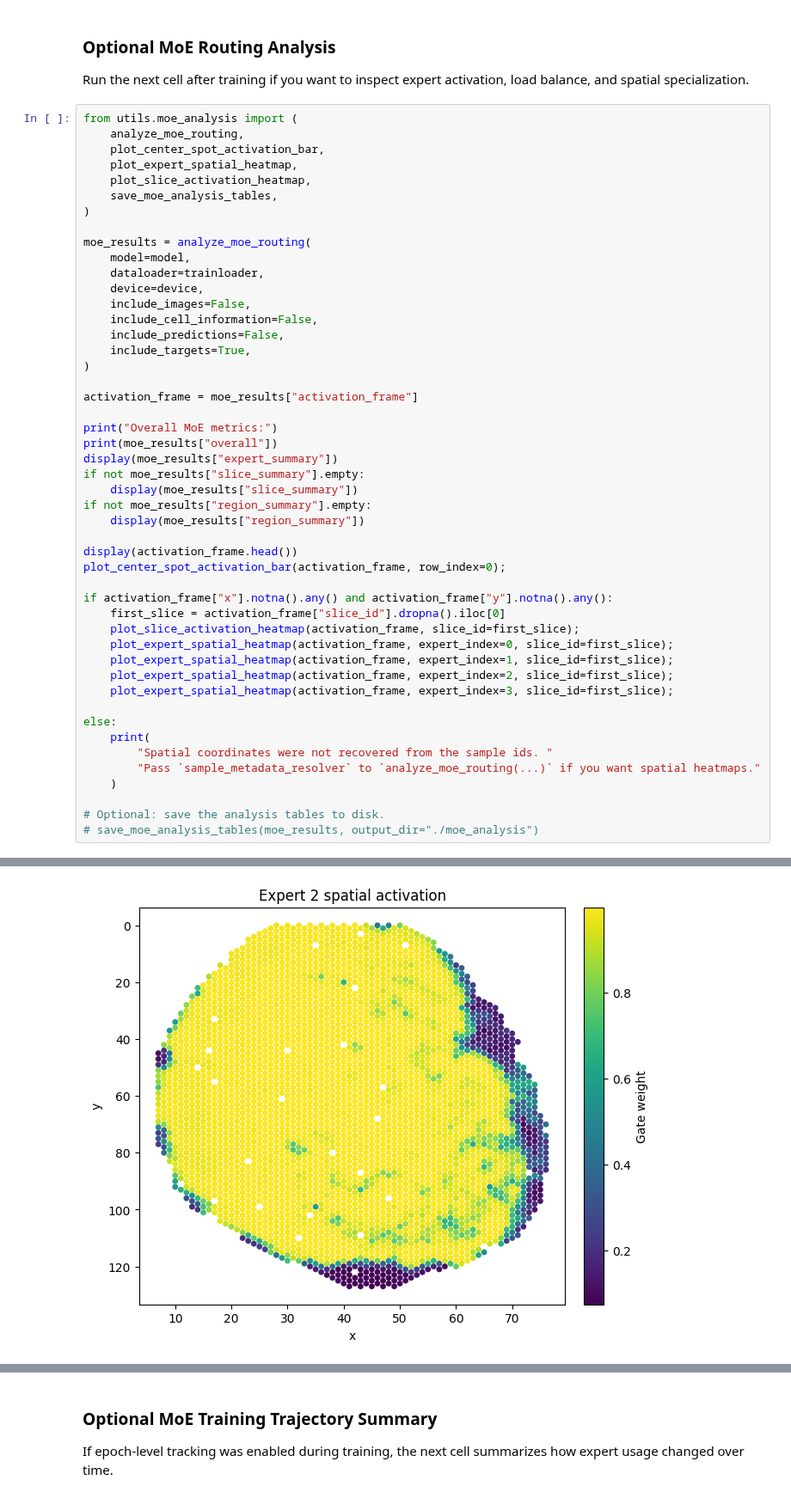
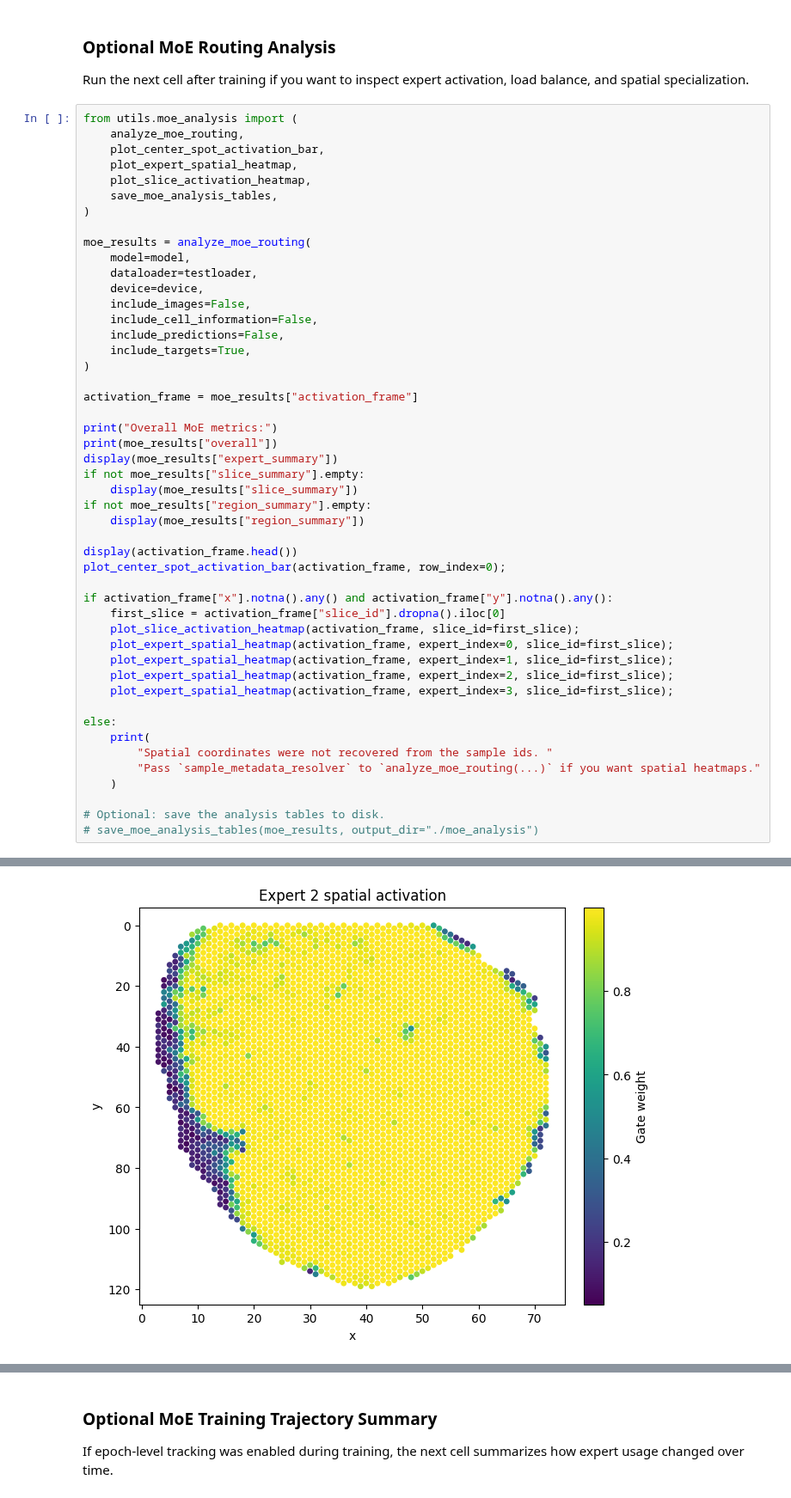
Before and after one commit to biosilicon/NicheTrans, a Jupyter notebook: Tutorial_8.1__Train_NicheTrans_on_human_lymph_node_data.ipynb, the cells around one changed output, grey strips where cells are left out. Shown at 86% size. Saved outputs shown, nothing was run; the diff lists cells and outputs as text.

```diff
--- a/Tutorial_8.1__Train_NicheTrans_on_human_lymph_node_data.ipynb
+++ b/Tutorial_8.1__Train_NicheTrans_on_human_lymph_node_data.ipynb
@@ -167,7 +167,7 @@ from utils.moe_analysis import (
 
 moe_results = analyze_moe_routing(
     model=model,
-    dataloader=trainloader,
+    dataloader=testloader,
     device=device,
     include_images=False,
     include_cell_information=False,
@@ -235 +235 @@ Overall MoE metrics:
-[figure, old version]
+[figure, new version]
```
Also changed, not shown: parts of 4 cells of this notebook, 3 other files.
